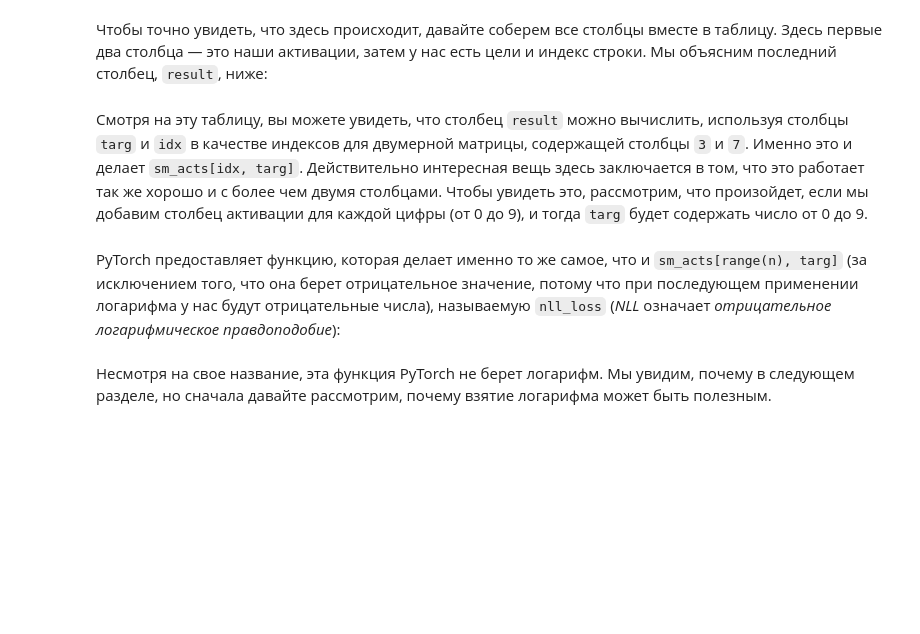
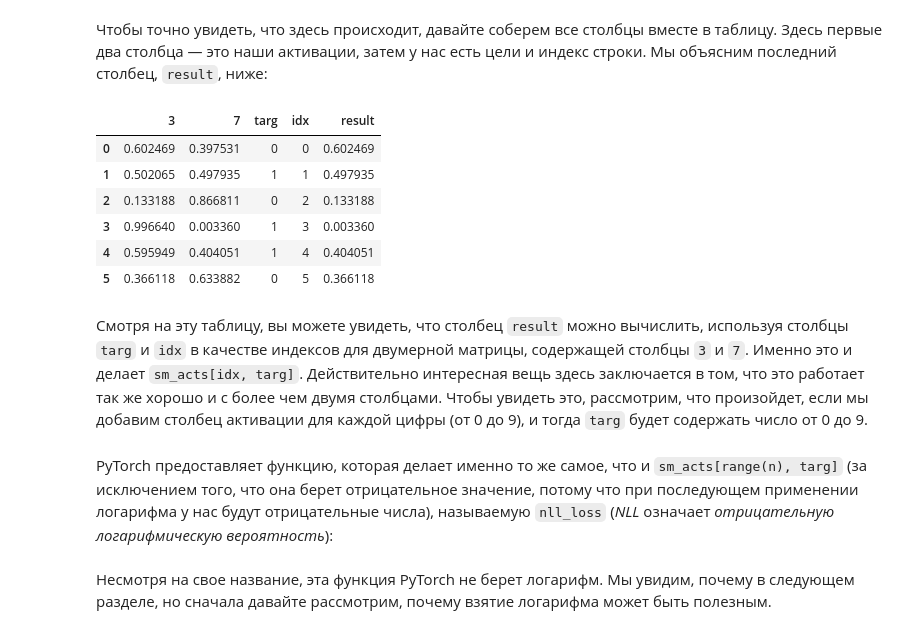
Before and after one commit to Wansmer/fastbook, a Jupyter notebook: 05_pet_breeds.ipynb, the cells around one changed output. Drawn from its saved outputs; the diff is of its cells as text; code cells hidden in the pictures; blank space fills up the shorter version.

```diff
--- a/05_pet_breeds.ipynb
+++ b/05_pet_breeds.ipynb
@@ -404,19 +422,27 @@ sm_acts[idx, targ]
 # %%
 #hide_input
 from IPython.display import HTML
 df = pd.DataFrame(sm_acts, columns=["3","7"])
 df['targ'] = targ
 df['idx'] = idx
 df['result'] = sm_acts[range(6), targ]
-t = df.style.hide_index()
+t = df.style
 #To have html code compatible with our script
 html = t._repr_html_().split('</style>')[1]
 html = re.sub(r'<table id="([^"]+)"\s*>', r'<table >', html)
 display(HTML(html))
+# %% [output]
+|  | 3 | 7 | targ | idx | result |
+| 0 | 0.602469 | 0.397531 | 0 | 0 | 0.602469 |
+| 1 | 0.502065 | 0.497935 | 1 | 1 | 0.497935 |
+| 2 | 0.133188 | 0.866811 | 0 | 2 | 0.133188 |
+| 3 | 0.996640 | 0.003360 | 1 | 3 | 0.003360 |
+| 4 | 0.595949 | 0.404051 | 1 | 4 | 0.404051 |
+| 5 | 0.366118 | 0.633882 | 0 | 5 | 0.366118 |
 # %% [markdown]
 Смотря на эту таблицу, вы можете увидеть, что столбец `result` можно вычислить, используя столбцы `targ` и `idx` в качестве индексов для двумерной матрицы, содержащей столбцы `3` и `7`. Именно это и делает `sm_acts[idx, targ]`. Действительно интересная вещь здесь заключается в том, что это работает так же хорошо и с более чем двумя столбцами. Чтобы увидеть это, рассмотрим, что произойдет, если мы добавим столбец активации для каждой цифры (от 0 до 9), и тогда `targ` будет содержать число от 0 до 9.
 # %% [markdown]
-PyTorch предоставляет функцию, которая делает именно то же самое, что и `sm_acts[range(n), targ]` (за исключением того, что она берет отрицательное значение, потому что при последующем применении логарифма у нас будут отрицательные числа), называемую `nll_loss` (*NLL* означает *отрицательное логарифмическое правдоподобие*):
+PyTorch предоставляет функцию, которая делает именно то же самое, что и `sm_acts[range(n), targ]` (за исключением того, что она берет отрицательное значение, потому что при последующем применении логарифма у нас будут отрицательные числа), называемую `nll_loss` (*NLL* означает *отрицательную логарифмическую вероятность*):
 # %%
 -sm_acts[idx, targ]
 # %%
```
Also changed, not shown: parts of 4 cells of this notebook.
